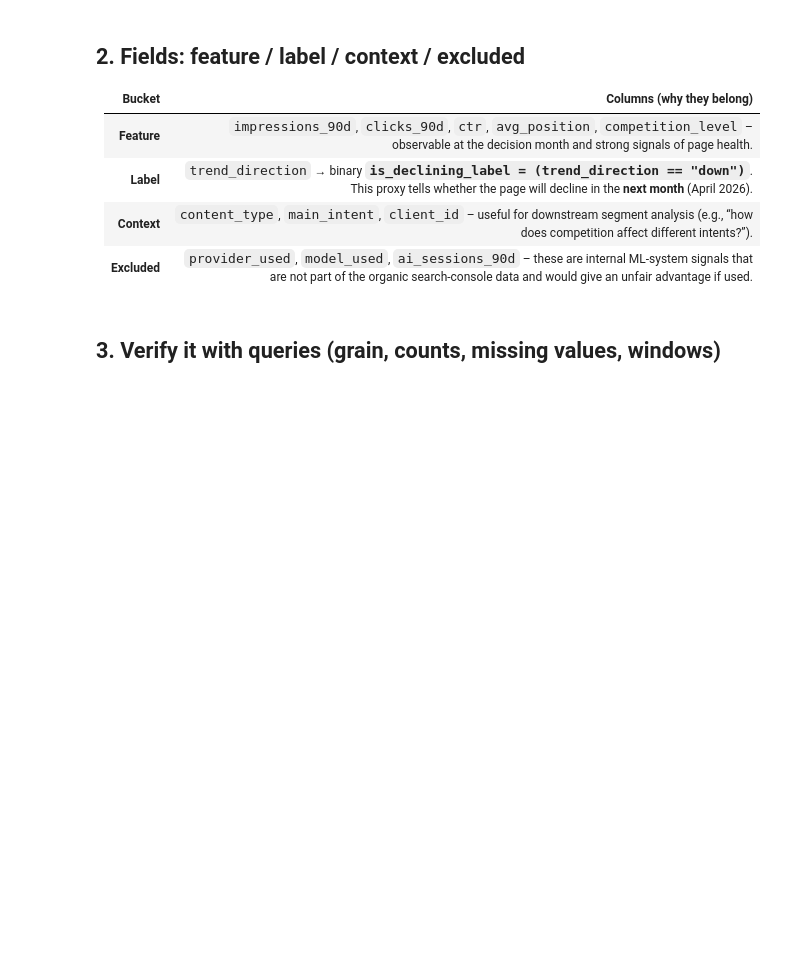
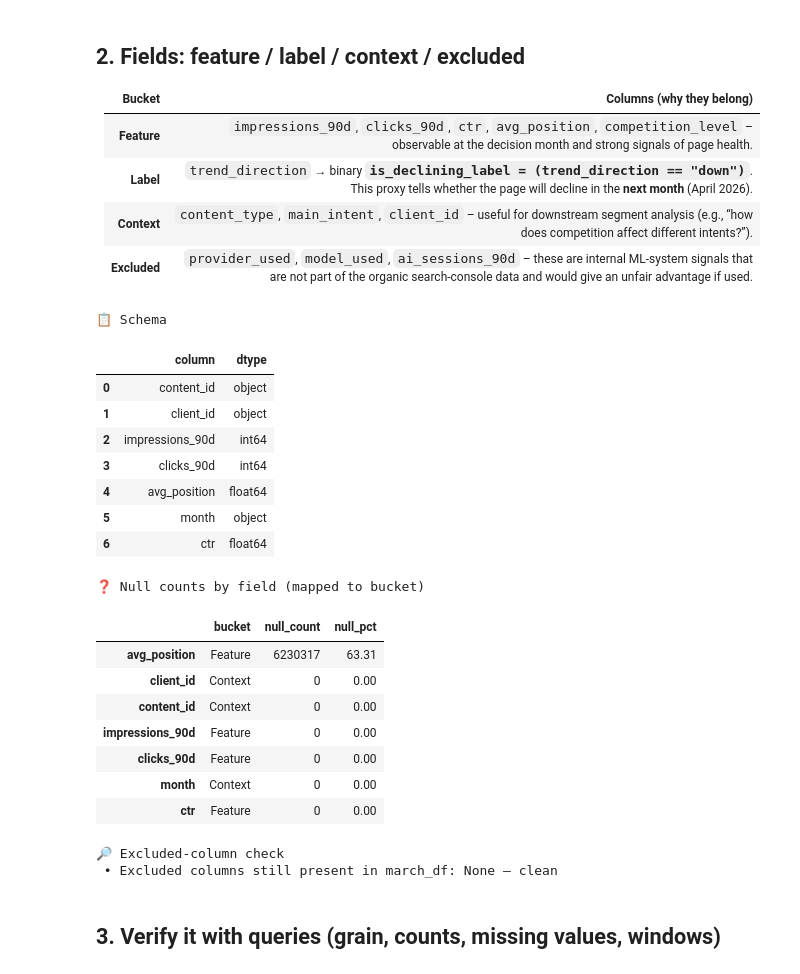
Before and after one commit to DeepakSaini01/FlyRank-AI-internship, a Jupyter notebook: work/notebooks/w03_data_contract.ipynb, the cells around one changed output. Saved outputs shown, nothing was run; the diff lists cells and outputs as text; code cells hidden in the pictures; blank space fills up the shorter version.

```diff
--- a/work/notebooks/w03_data_contract.ipynb
+++ b/work/notebooks/w03_data_contract.ipynb
@@ -182,3 +143,62 @@ display(march_df.head())
+# %%
+# This cell is for CODE (numbers, a query, a check).
+# Write your text answer in the cell ABOVE this one — typing sentences here breaks Run All.
+# Check schema and field null counts
+schema_df = pd.DataFrame({
+    "column": march_df.columns,
+    "dtype": [str(march_df[c].dtype) for c in march_df.columns],
+})
+print("📋 Schema")
+display(schema_df)
+
+bucket_map = {
+    "impressions_90d": "Feature",
+    "clicks_90d": "Feature",
+    "ctr": "Feature",
+    "avg_position": "Feature",
+    "content_id": "Context",
+    "client_id": "Context",
+    "month": "Context",
+}
+
+null_counts = march_df.isna().sum()
+null_pct    = (null_counts / len(march_df) * 100).round(2)
+
+field_summary = pd.DataFrame({
+    "bucket": [bucket_map.get(c, "Unclassified") for c in march_df.columns],
+    "null_count": null_counts,
+    "null_pct": null_pct,
+}).sort_values("null_count", ascending=False)
+
+print("\n❓ Null counts by field (mapped to bucket)")
+display(field_summary)
+
+excluded_cols = ["provider_used", "model_used", "ai_sessions_90d"]
+leaked_excluded = [c for c in excluded_cols if c in march_df.columns]
+
+print("\n🔎 Excluded-column check")
+print(f" • Excluded columns still present in march_df: {leaked_excluded or 'None — clean'}")
+# %% [output]
+📋 Schema
+|  | column | dtype |
+| 0 | content_id | object |
+| 1 | client_id | object |
+| 2 | impressions_90d | int64 |
+| 3 | clicks_90d | int64 |
+| 4 | avg_position | float64 |
+| 5 | month | object |
+| 6 | ctr | float64 |
+❓ Null counts by field (mapped to bucket)
+|  | bucket | null_count | null_pct |
+| avg_position | Feature | 6230317 | 63.31 |
+| client_id | Context | 0 | 0.00 |
+| content_id | Context | 0 | 0.00 |
+| impressions_90d | Feature | 0 | 0.00 |
+| clicks_90d | Feature | 0 | 0.00 |
+| month | Context | 0 | 0.00 |
+| ctr | Feature | 0 | 0.00 |
+🔎 Excluded-column check
+ • Excluded columns still present in march_df: None — clean
 # %% [markdown]
 ## 3. Verify it with queries (grain, counts, missing values, windows)
 # %%
```
Also changed, not shown: parts of 6 cells of this notebook.
